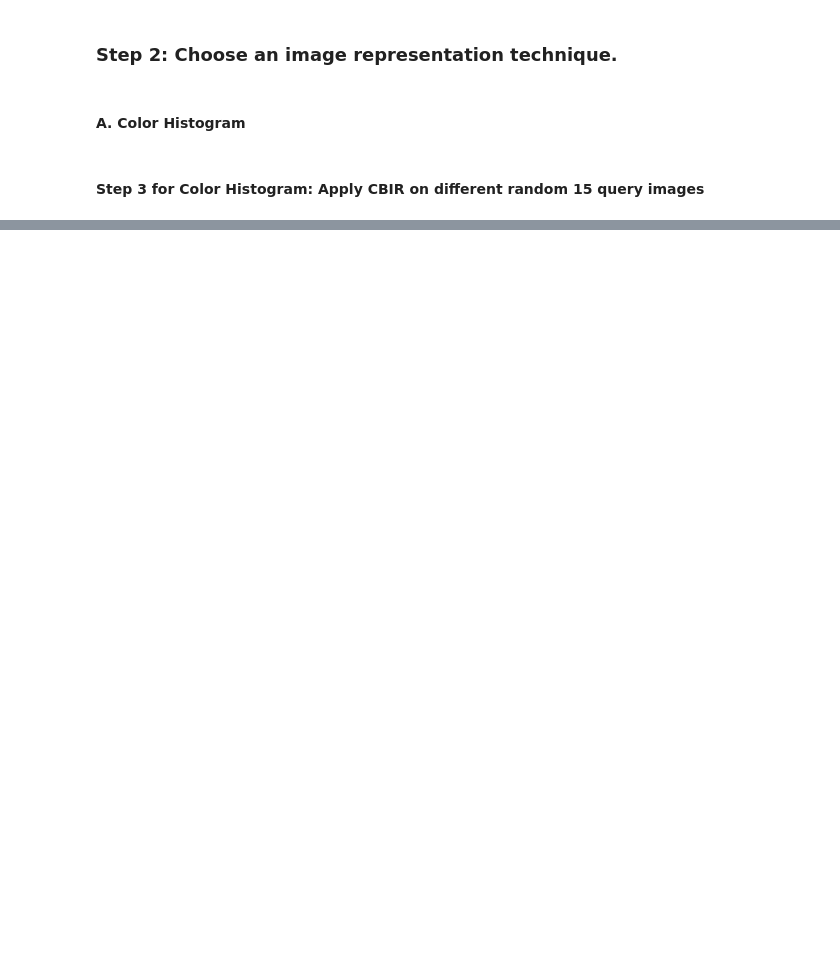
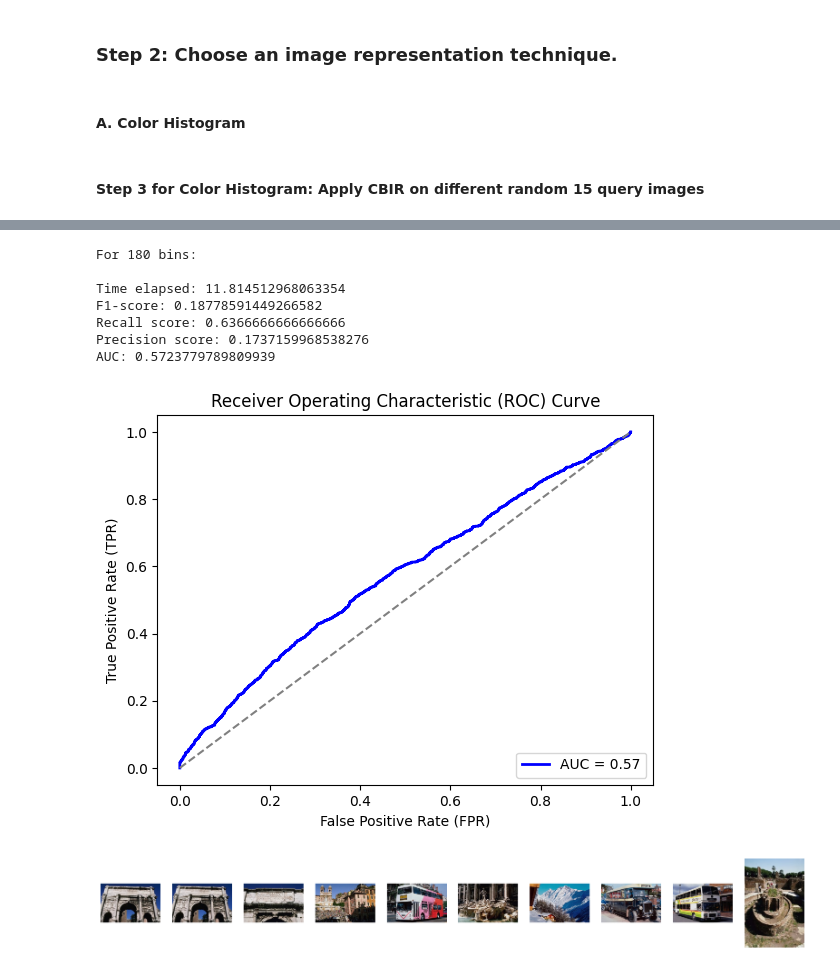
Before and after one commit to DiaeddinTahboub/Computer-Vision-Assignment-2, a Jupyter notebook: Code.ipynb, the cells around one changed output, grey strips where cells are left out. Saved outputs shown, nothing was run; the diff lists cells and outputs as text; code cells hidden in the pictures; blank space fills up the shorter version.

```diff
--- a/Code.ipynb
+++ b/Code.ipynb
@@ -247,0 +147,17 @@ plt.show()
+# %%
+print("For 180 bins: \n")
+start_time = time.time()
+function_tuple = retrieve_similar_images_using_hist(images=images, bins=180, threshold=0.8)
+end_time = time.time()
+print(f"Time elapsed: {end_time - start_time}")
+show_results(function_tuple)
+# %% [output]
+For 180 bins:
+
+Time elapsed: 11.814512968063354
+F1-score: 0.18778591449266582
+Recall score: 0.6366666666666666
+Precision score: 0.1737159968538276
+AUC: 0.5723779789809939
+[figure, added]
+[figure, added]
```
Also changed, not shown: parts of 18 cells of this notebook.
